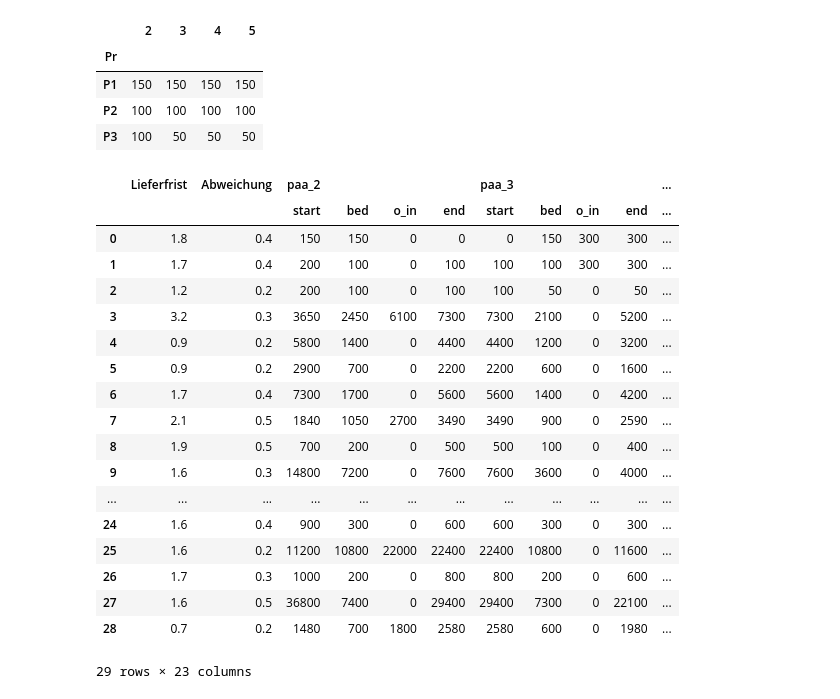
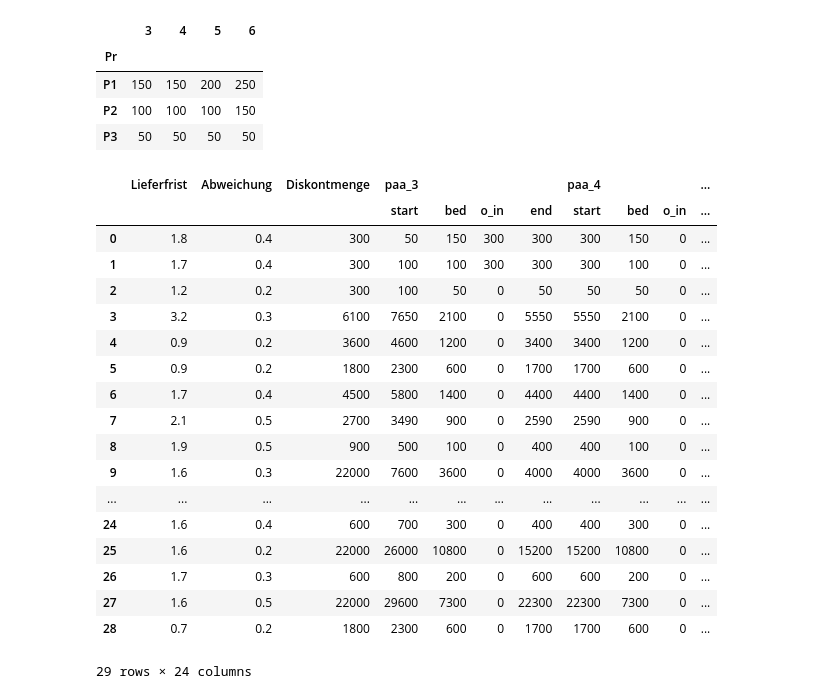
Before and after one commit to kiya1013/APuPDaten, a Jupyter notebook: Planspiel/xml_test.ipynb, the cells around one changed output. Saved outputs shown, nothing was run; the diff lists cells and outputs as text; code cells hidden in the pictures.

Commit message:
periode 3

```diff
--- a/Planspiel/xml_test.ipynb
+++ b/Planspiel/xml_test.ipynb
@@ -3,7 +3,7 @@ import pandas as pd
 import numpy as np
 import xml.etree.ElementTree as ET
 
-periode=2 #-------------------------------
+periode=3 #-------------------------------
 
 tree = ET.parse(f'XMLs\\periode_{periode-1}.xml')
 root = tree.getroot()
@@ -47,20 +47,20 @@ for col in orders_in_df.columns:
 periodes=list(range(periode,periode+4))
 
 plan=[#--------------------------------------------------------
-['P1',150,150,150,150],
-['P2',100,100,100,100],
-['P3',100,50,50,50]]
+['P1',200,150,200,250],
+['P2',100,100,100,150],
+['P3',50,50,50,50]]
 
 plan=pd.DataFrame(plan,columns=['Pr']+periodes)
 plan.index=plan['Pr']
 plan.drop(columns=['Pr'],inplace=True)
 plan
 # %% [output]
-|  | 2 | 3 | 4 | 5 |
+|  | 3 | 4 | 5 | 6 |
 | Pr |  |  |  |  |
-| P1 | 150 | 150 | 150 | 150 |
-| P2 | 100 | 100 | 100 | 100 |
-| P3 | 100 | 50 | 50 | 50 |
+| P1 | 150 | 150 | 200 | 250 |
+| P2 | 100 | 100 | 100 | 150 |
+| P3 | 50 | 50 | 50 | 50 |
 # %%
 merge_1=pd.merge(base_df,bestands_df,left_on='NR. K',right_on='id').drop(columns=['id','startamount','pct','price','stockvalue'])
 
@@ -152,32 +152,32 @@ amount_df.to_csv(f'Order_history\\order_amount_{periode}.csv')
 # %%
 amount_df.drop(columns=[
             (                'NR. K',      ''),
             (                'P1',      ''),
             (                'P2',      ''),
             (                'P3',      ''),
-            (      'Diskontmenge',      ''),
+            #(      'Diskontmenge',      ''),
             (            'amount',      ''),
-            (          'Bedarf_2',      ''),
             (          'Bedarf_3',      ''),
             (          'Bedarf_4',      ''),
-            (          'Bedarf_5',      ''),])
+            (          'Bedarf_5',      ''),
+            (          'Bedarf_6',      ''),])
 # %% [output]
-|  | Lieferfrist | Abweichung | paa_2 |  |  |  | paa_3 |  |  |  | ... |
-|  |  |  | start | bed | o_in | end | start | bed | o_in | end | ... |
-| 0 | 1.8 | 0.4 | 150 | 150 | 0 | 0 | 0 | 150 | 300 | 300 | ... |
-| 1 | 1.7 | 0.4 | 200 | 100 | 0 | 100 | 100 | 100 | 300 | 300 | ... |
-| 2 | 1.2 | 0.2 | 200 | 100 | 0 | 100 | 100 | 50 | 0 | 50 | ... |
-| 3 | 3.2 | 0.3 | 3650 | 2450 | 6100 | 7300 | 7300 | 2100 | 0 | 5200 | ... |
-| 4 | 0.9 | 0.2 | 5800 | 1400 | 0 | 4400 | 4400 | 1200 | 0 | 3200 | ... |
-| 5 | 0.9 | 0.2 | 2900 | 700 | 0 | 2200 | 2200 | 600 | 0 | 1600 | ... |
-| 6 | 1.7 | 0.4 | 7300 | 1700 | 0 | 5600 | 5600 | 1400 | 0 | 4200 | ... |
-| 7 | 2.1 | 0.5 | 1840 | 1050 | 2700 | 3490 | 3490 | 900 | 0 | 2590 | ... |
-| 8 | 1.9 | 0.5 | 700 | 200 | 0 | 500 | 500 | 100 | 0 | 400 | ... |
-| 9 | 1.6 | 0.3 | 14800 | 7200 | 0 | 7600 | 7600 | 3600 | 0 | 4000 | ... |
+|  | Lieferfrist | Abweichung | Diskontmenge | paa_3 |  |  |  | paa_4 |  |  | ... |
+|  |  |  |  | start | bed | o_in | end | start | bed | o_in | ... |
+| 0 | 1.8 | 0.4 | 300 | 50 | 150 | 300 | 300 | 300 | 150 | 0 | ... |
+| 1 | 1.7 | 0.4 | 300 | 100 | 100 | 300 | 300 | 300 | 100 | 0 | ... |
+| 2 | 1.2 | 0.2 | 300 | 100 | 50 | 0 | 50 | 50 | 50 | 0 | ... |
+| 3 | 3.2 | 0.3 | 6100 | 7650 | 2100 | 0 | 5550 | 5550 | 2100 | 0 | ... |
+| 4 | 0.9 | 0.2 | 3600 | 4600 | 1200 | 0 | 3400 | 3400 | 1200 | 0 | ... |
+| 5 | 0.9 | 0.2 | 1800 | 2300 | 600 | 0 | 1700 | 1700 | 600 | 0 | ... |
+| 6 | 1.7 | 0.4 | 4500 | 5800 | 1400 | 0 | 4400 | 4400 | 1400 | 0 | ... |
+| 7 | 2.1 | 0.5 | 2700 | 3490 | 900 | 0 | 2590 | 2590 | 900 | 0 | ... |
+| 8 | 1.9 | 0.5 | 900 | 500 | 100 | 0 | 400 | 400 | 100 | 0 | ... |
+| 9 | 1.6 | 0.3 | 22000 | 7600 | 3600 | 0 | 4000 | 4000 | 3600 | 0 | ... |
 | ... | ... | ... | ... | ... | ... | ... | ... | ... | ... | ... | ... |
-| 24 | 1.6 | 0.4 | 900 | 300 | 0 | 600 | 600 | 300 | 0 | 300 | ... |
-| 25 | 1.6 | 0.2 | 11200 | 10800 | 22000 | 22400 | 22400 | 10800 | 0 | 11600 | ... |
-| 26 | 1.7 | 0.3 | 1000 | 200 | 0 | 800 | 800 | 200 | 0 | 600 | ... |
-| 27 | 1.6 | 0.5 | 36800 | 7400 | 0 | 29400 | 29400 | 7300 | 0 | 22100 | ... |
-| 28 | 0.7 | 0.2 | 1480 | 700 | 1800 | 2580 | 2580 | 600 | 0 | 1980 | ... |
+| 24 | 1.6 | 0.4 | 600 | 700 | 300 | 0 | 400 | 400 | 300 | 0 | ... |
+| 25 | 1.6 | 0.2 | 22000 | 26000 | 10800 | 0 | 15200 | 15200 | 10800 | 0 | ... |
+| 26 | 1.7 | 0.3 | 600 | 800 | 200 | 0 | 600 | 600 | 200 | 0 | ... |
+| 27 | 1.6 | 0.5 | 22000 | 29600 | 7300 | 0 | 22300 | 22300 | 7300 | 0 | ... |
+| 28 | 0.7 | 0.2 | 1800 | 2300 | 600 | 0 | 1700 | 1700 | 600 | 0 | ... |
-29 rows × 23 columns
+29 rows × 24 columns
```
Also changed, not shown: 2 other files.
